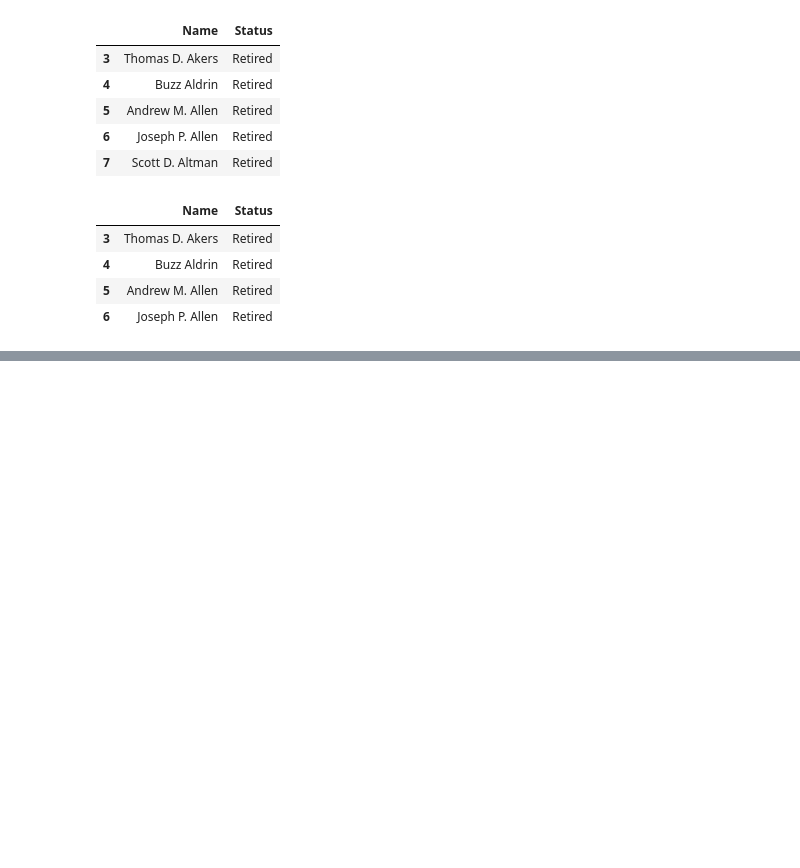
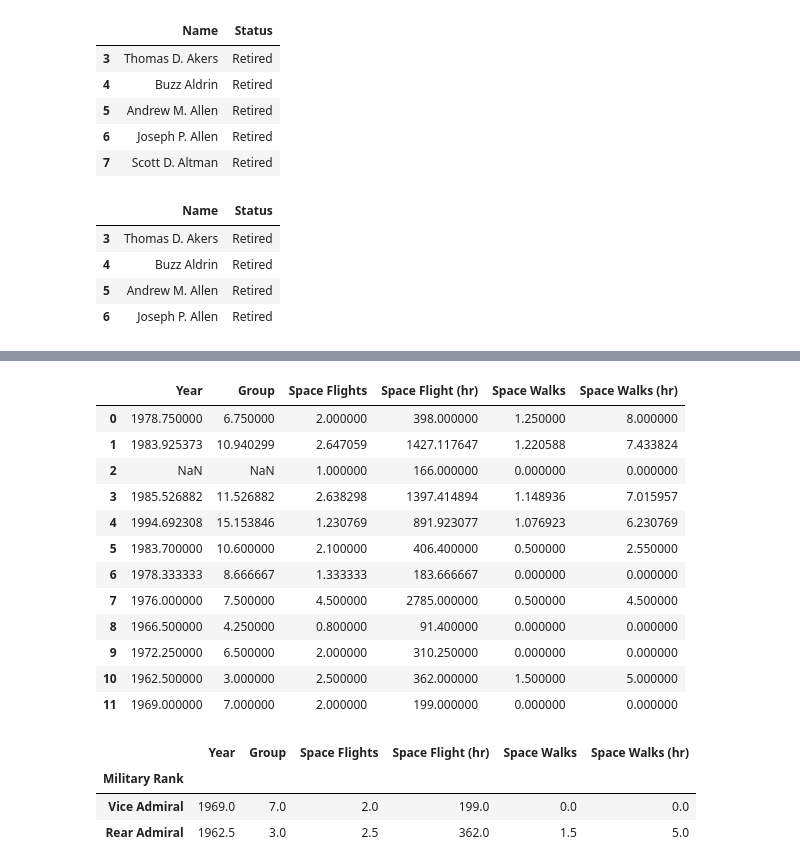
Before and after one commit to aishwaryasarath/Python-data, a Jupyter notebook: Astronauts.ipynb, the cells around one changed output, grey strips where cells are left out. Cells and saved outputs as stored; diff of their text form; code cells hidden in the pictures; blank space fills up the shorter version.

```diff
--- a/Astronauts.ipynb
+++ b/Astronauts.ipynb
@@ -184,0 +188,3 @@ df.head()
+# %%
+df3 = df.groupby("Military Rank").mean()
+df3.head()
@@ -184,0 +199,23 @@ df.head()
+# %%
+df3.reset_index(drop=True)
+# %% [output]
+|  | Year | Group | Space Flights | Space Flight (hr) | Space Walks | Space Walks (hr) |
+| 0 | 1978.750000 | 6.750000 | 2.000000 | 398.000000 | 1.250000 | 8.000000 |
+| 1 | 1983.925373 | 10.940299 | 2.647059 | 1427.117647 | 1.220588 | 7.433824 |
+| 2 | NaN | NaN | 1.000000 | 166.000000 | 0.000000 | 0.000000 |
+| 3 | 1985.526882 | 11.526882 | 2.638298 | 1397.414894 | 1.148936 | 7.015957 |
+| 4 | 1994.692308 | 15.153846 | 1.230769 | 891.923077 | 1.076923 | 6.230769 |
+| 5 | 1983.700000 | 10.600000 | 2.100000 | 406.400000 | 0.500000 | 2.550000 |
+| 6 | 1978.333333 | 8.666667 | 1.333333 | 183.666667 | 0.000000 | 0.000000 |
+| 7 | 1976.000000 | 7.500000 | 4.500000 | 2785.000000 | 0.500000 | 4.500000 |
+| 8 | 1966.500000 | 4.250000 | 0.800000 | 91.400000 | 0.000000 | 0.000000 |
+| 9 | 1972.250000 | 6.500000 | 2.000000 | 310.250000 | 0.000000 | 0.000000 |
+| 10 | 1962.500000 | 3.000000 | 2.500000 | 362.000000 | 1.500000 | 5.000000 |
+| 11 | 1969.000000 | 7.000000 | 2.000000 | 199.000000 | 0.000000 | 0.000000 |
+# %%
+df3.sort_index(ascending=False).head(2)
+# %% [output]
+|  | Year | Group | Space Flights | Space Flight (hr) | Space Walks | Space Walks (hr) |
+| Military Rank |  |  |  |  |  |  |
+| Vice Admiral | 1969.0 | 7.0 | 2.0 | 199.0 | 0.0 | 0.0 |
+| Rear Admiral | 1962.5 | 3.0 | 2.5 | 362.0 | 1.5 | 5.0 |
```
Also changed, not shown: parts of 10 cells of this notebook.
